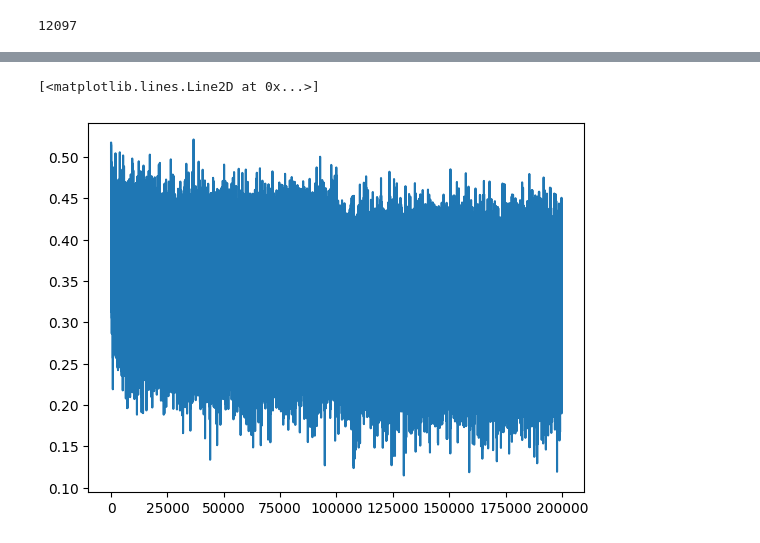
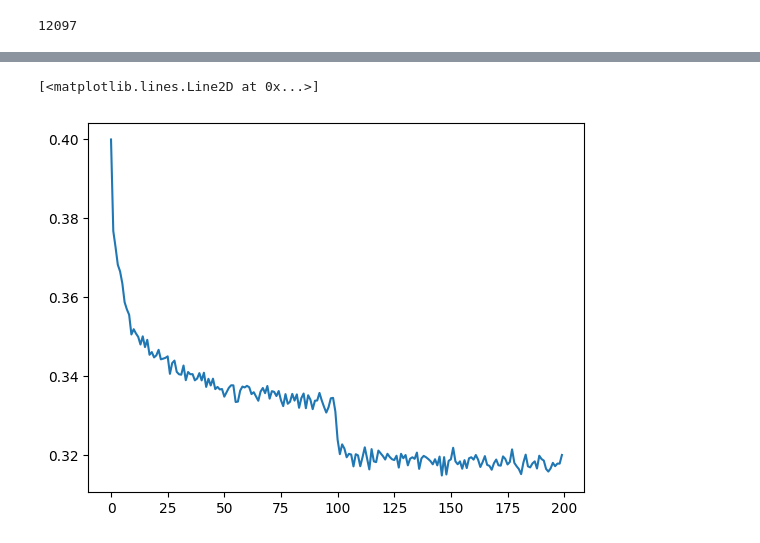
Before and after one commit to Charanvardhan/nnZeroToHero, a Jupyter notebook: MakeMore/RNN.ipynb, the cells around one changed output, grey strips where cells are left out. Cells and saved outputs as stored; diff of their text form; code cells hidden in the pictures.

```diff
--- a/MakeMore/RNN.ipynb
+++ b/MakeMore/RNN.ipynb
@@ -147,6 +147,30 @@ class Tanh:
     return self.out
   def parameters(self):
     return []
+
+# -----------------------------------------------------------------------------------------------
+class Embedding:
+
+  def __init__(self, num_embeddings, embedding_dim):
+    self.weight = torch.randn((num_embeddings, embedding_dim))
+
+  def __call__(self, ix):
+    self.out = self.weight[ix]
+    return self.out
+
+  def parameters(self):
+    return [self.weight]
+
+# -----------------------------------------------------------------------------------------------
+class Flatten:
+
+
+  def __call__(self, x): # x --> embedding
+    self.out = x.view(x.shape[0], -1)
+    return self.out
+
+  def parameters(self):
+    return []
 # %%
 torch.manual_seed(42); # seed rng for reproducibility
 # %%
@@ -154,8 +178,10 @@ torch.manual_seed(42); # seed rng for reproducibility
 n_embd = 10 # the dimensionality of the character embedding vectors
 n_hidden = 200 # the number of neurons in the hidden layer of the MLP
 
-C  = torch.randn((vocab_size, n_embd))
+# C = torch.randn((vocab_size, n_embd))
 layers = [
+  Embedding(vocab_size, n_embd), # embedding layer
+  Flatten(),
   Linear(n_embd * block_size, n_hidden, bias=False), BatchNorm1d(n_hidden), Tanh(),
   Linear(n_hidden, vocab_size),
 ]
@@ -164,7 +190,7 @@ layers = [
 with torch.no_grad():
   layers[-1].weight *= 0.1 # last layer make less confident
 
-parameters = [C] + [p for layer in layers for p in layer.parameters()]
+parameters = [p for layer in layers for p in layer.parameters()]
 print(sum(p.nelement() for p in parameters)) # number of parameters in total
 for p in parameters:
   p.requires_grad = True
@@ -183,8 +213,7 @@ for i in range(max_steps):
     Xb, Yb = Xtr[ix], Ytr[ix]
 
     # forward pass
-    emb = C[Xb]
-    x = emb.view(emb.shape[0], -1) # concatenate the embedding vectors
+    x = Xb
     for layer in layers:
         x = layer(x)
     loss = F.cross_entropy(x, Yb) # cross-entropy loss
@@ -203,4 +232,5 @@ for i in range(max_steps):
     if i % 10000 == 0: # print every once in a while
         print(f'{i:7d}/{max_steps:7d}: {loss.item():.4f}')
     lossi.append(loss.log10().item())
+    break
 # %% [output]
@@ -227,8 +238,9 @@ for i in range(max_steps):
-# %%
-plt.plot(lossi)
-# %% [output]
-[<matplotlib.lines.Line2D at 0x...>]
-[figure, removed]
+# %%
+#using view we can make it 2d
+plt.plot(torch.tensor(lossi).view(-1, 1000).mean(1))
+# %% [output]
+[<matplotlib.lines.Line2D at 0x...>]
+[figure, added]
 # %%
 for layer in layers:
     layer.training = False # turn off training mode because batchnorm is in training mode
```
Also changed, not shown: parts of 2 cells of this notebook.
